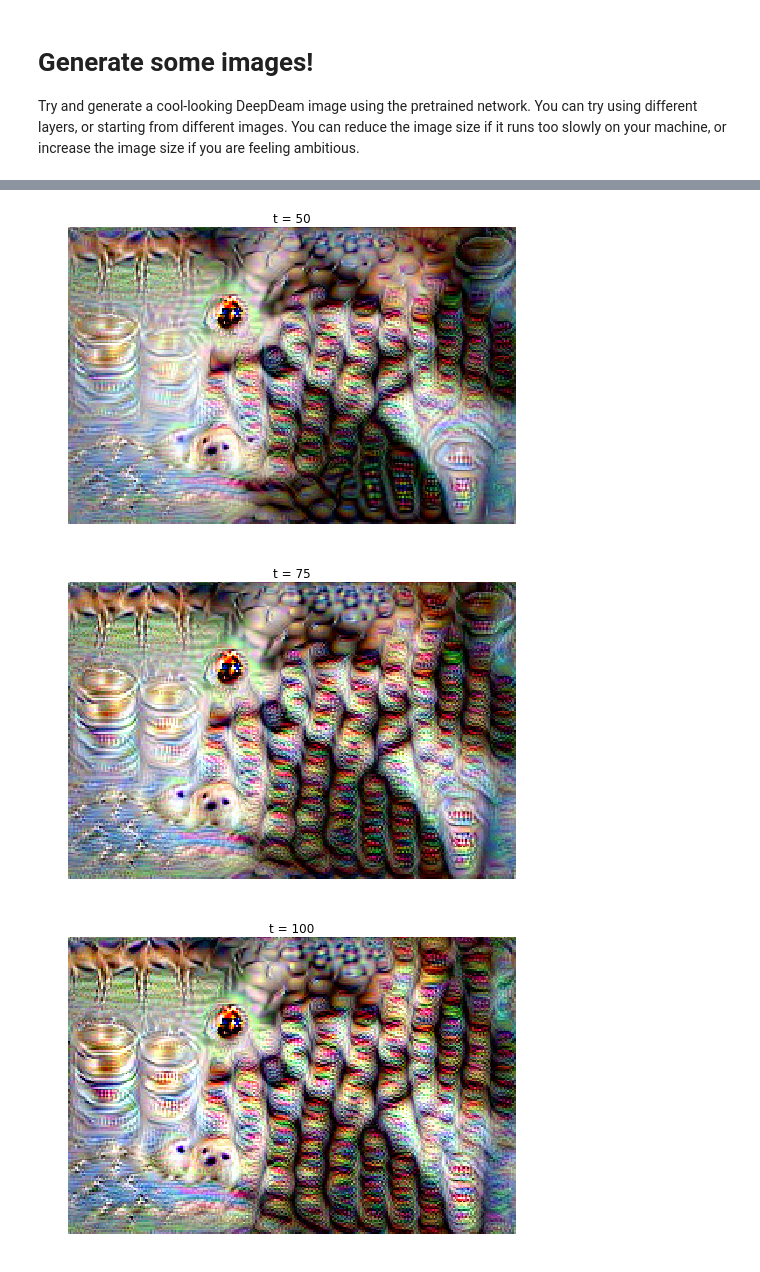
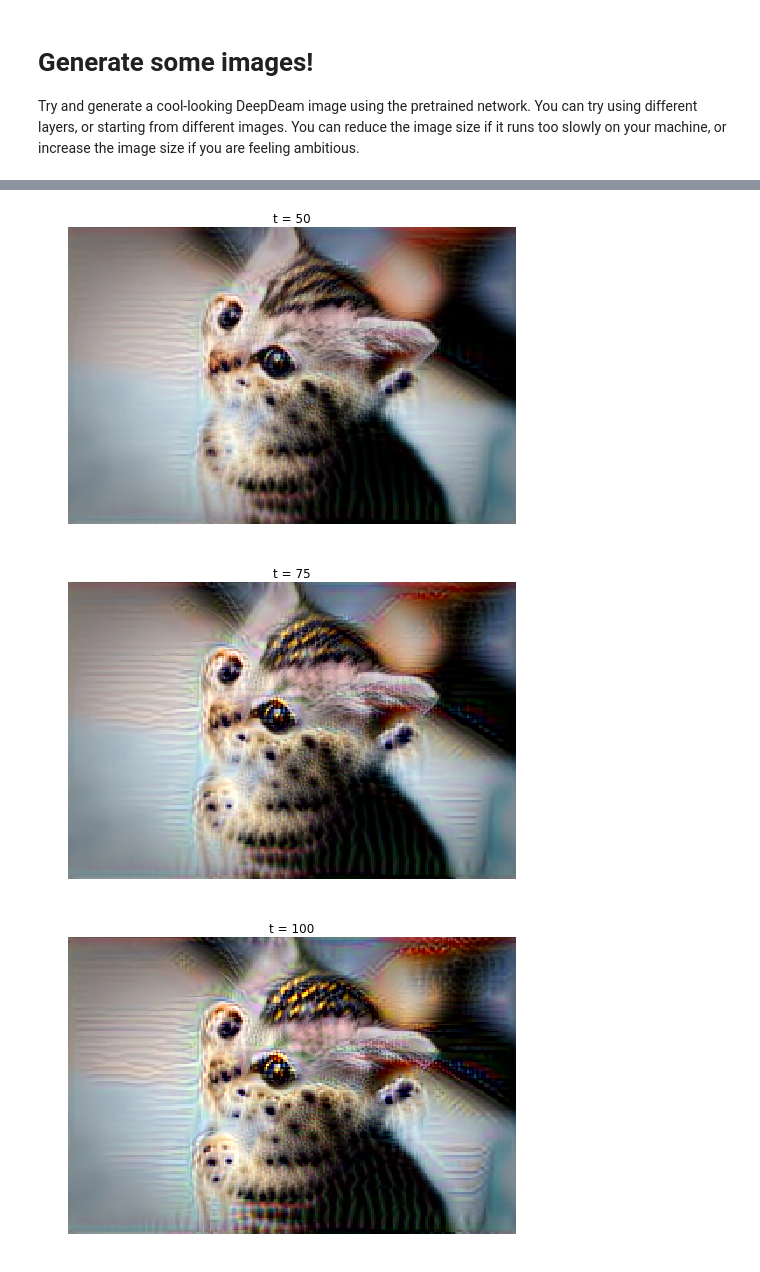
Before and after one commit to Julius0615/cs294_129, a Jupyter notebook: assignment3/ImageGeneration.ipynb, the cells around one changed output, grey strips where cells are left out. Saved outputs shown, nothing was run; the diff lists cells and outputs as text; code cells hidden in the pictures.

```diff
--- a/assignment3/ImageGeneration.ipynb
+++ b/assignment3/ImageGeneration.ipynb
@@ -346,8 +346,7 @@ def deepdream(X, layer, model, **kwargs):
     # update the image X.                                                      #
     ############################################################################
     out, cache = model.forward(X, end=layer)
-    dy = (out > 0) - (out < 0)
-    dX, _ = model.backward(dy, cache)
+    dX, _ = model.backward(out, cache)
 
     X = X + learning_rate * dX
     ############################################################################
@@ -396,6 +395,6 @@ plt.axis('off')
 # and performing mean subtraction.
 img_pre = preprocess_image(img, data['mean_image'], mean='pixel')
 
-out = deepdream(img_pre, 7, model, learning_rate=2000)
+out = deepdream(img_pre, 6, model, learning_rate=2000)
 # %% [output]
 [figure]
@@ -403,3 +402,3 @@ out = deepdream(img_pre, 7, model, learning_rate=2000)
-[figure, old version]
+[figure, new version]
-[figure, old version]
+[figure, new version]
-[figure, old version]
+[figure, new version]
```
Also changed, not shown: parts of 4 cells of this notebook, 1 other file.
